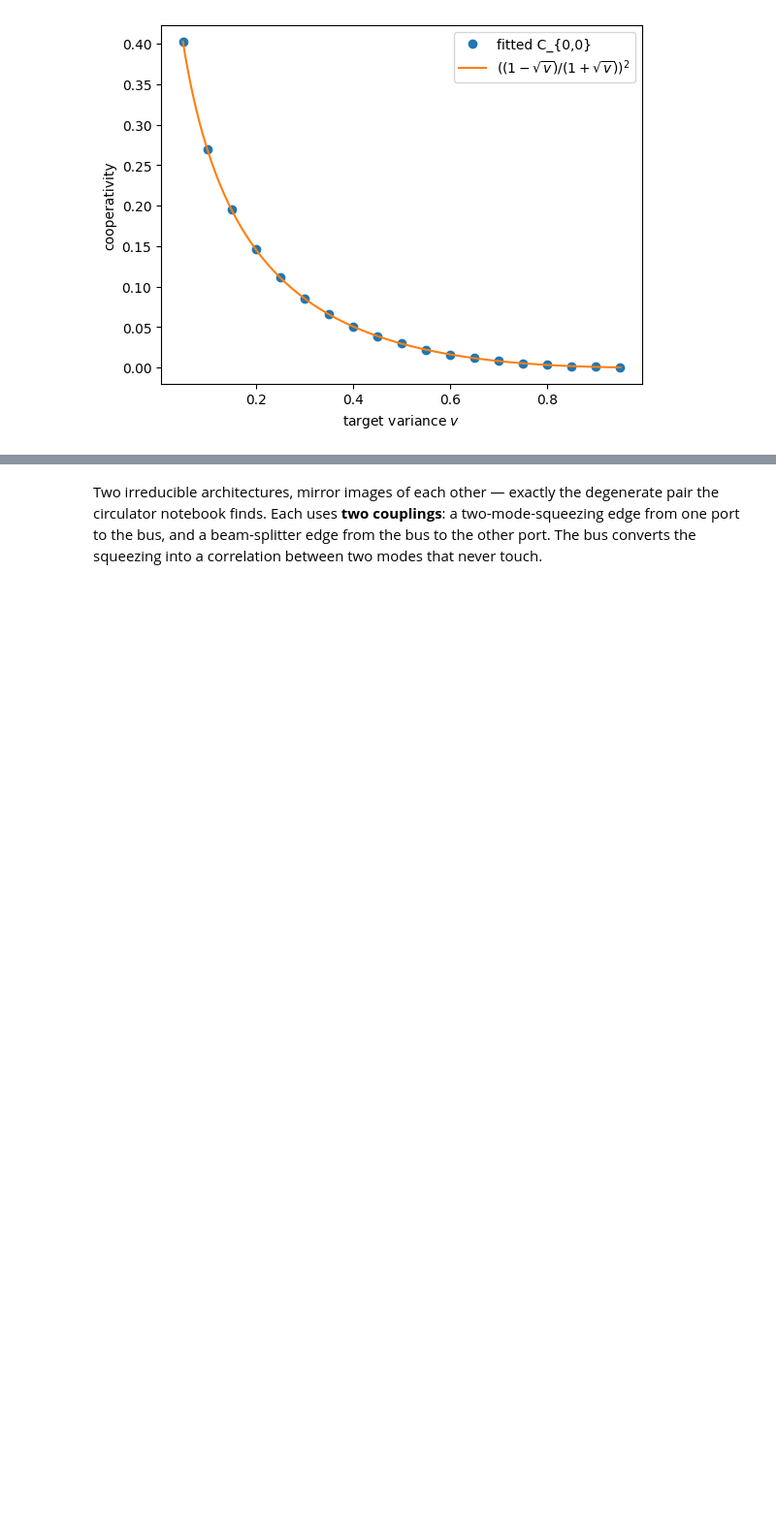
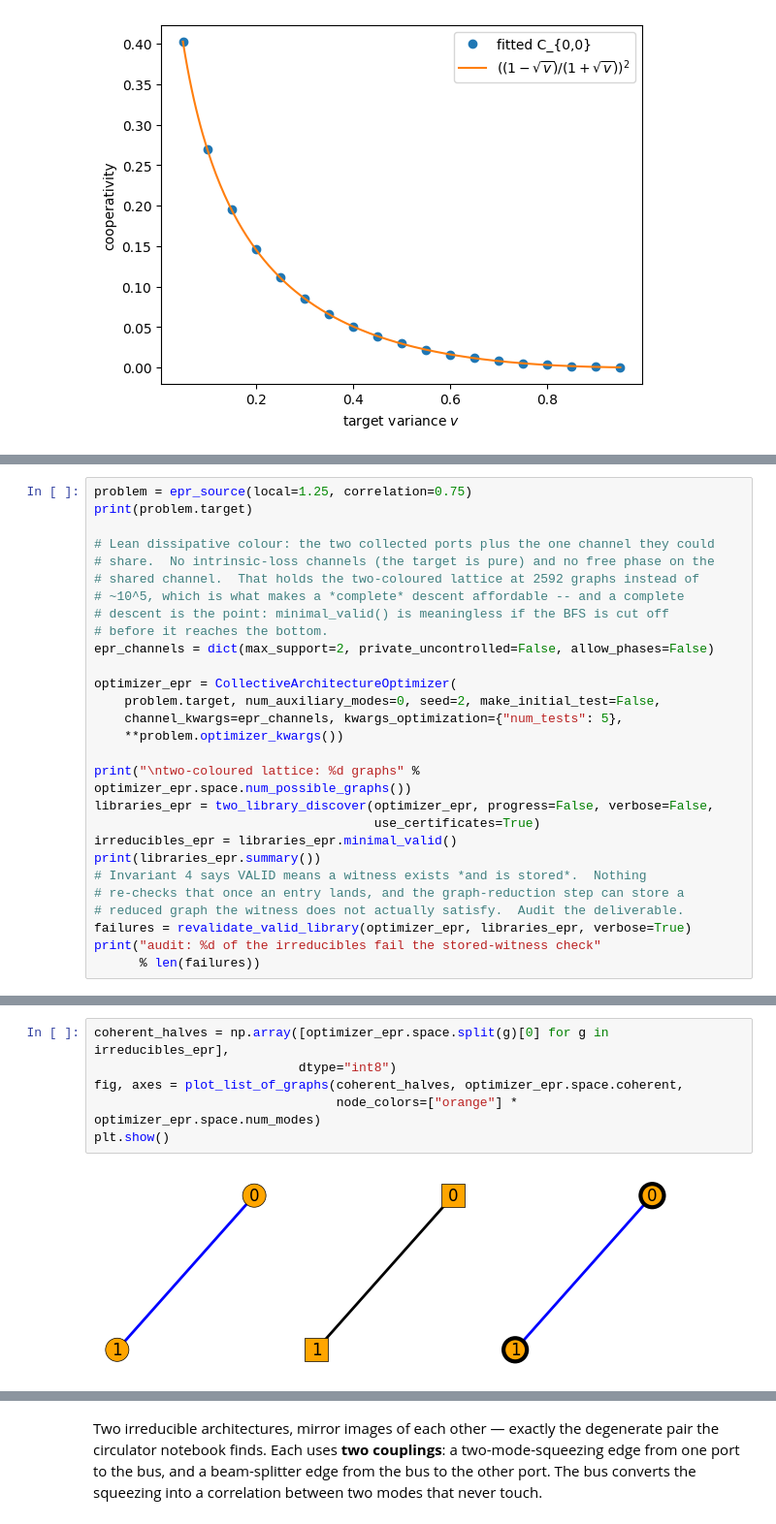
Before and after one commit to Fouriersaur/AutoGaussian, a Jupyter notebook: autogaussian/1_squeezing_sources.ipynb, the cells around one changed output, grey strips where cells are left out. Shown at 97% size. Drawn from its saved outputs; the diff is of its cells as text; blank space fills up the shorter version.

```diff
--- a/autogaussian/1_squeezing_sources.ipynb
+++ b/autogaussian/1_squeezing_sources.ipynb
@@ -277,0 +321,28 @@ plt.show()
+# %%
+problem = epr_source(local=1.25, correlation=0.75)
+print(problem.target)
+
+# Lean dissipative colour: the two collected ports plus the one channel they could
+# share.  No intrinsic-loss channels (the target is pure) and no free phase on the
+# shared channel.  That holds the two-coloured lattice at 2592 graphs instead of
+# ~10^5, which is what makes a *complete* descent affordable -- and a complete
+# descent is the point: minimal_valid() is meaningless if the BFS is cut off
+# before it reaches the bottom.
+epr_channels = dict(max_support=2, private_uncontrolled=False, allow_phases=False)
+
+optimizer_epr = CollectiveArchitectureOptimizer(
+    problem.target, num_auxiliary_modes=0, seed=2, make_initial_test=False,
+    channel_kwargs=epr_channels, kwargs_optimization={"num_tests": 5},
+    **problem.optimizer_kwargs())
+
+print("\ntwo-coloured lattice: %d graphs" % optimizer_epr.space.num_possible_graphs())
+libraries_epr = two_library_discover(optimizer_epr, progress=False, verbose=False,
+                                     use_certificates=True)
+irreducibles_epr = libraries_epr.minimal_valid()
+print(libraries_epr.summary())
+# Invariant 4 says VALID means a witness exists *and is stored*.  Nothing
+# re-checks that once an entry lands, and the graph-reduction step can store a
+# reduced graph the witness does not actually satisfy.  Audit the deliverable.
+failures = revalidate_valid_library(optimizer_epr, libraries_epr, verbose=True)
+print("audit: %d of the irreducibles fail the stored-witness check"
+      % len(failures))
@@ -278 +431,9 @@ plt.show()
+# %%
+coherent_halves = np.array([optimizer_epr.space.split(g)[0] for g in irreducibles_epr],
+                           dtype="int8")
+fig, axes = plot_list_of_graphs(coherent_halves, optimizer_epr.space.coherent,
+                                node_colors=["orange"] * optimizer_epr.space.num_modes)
+plt.show()
+# %% [output]
+[figure, added]
 # %% [markdown]
```
Also changed, not shown: parts of 48 cells of this notebook, 15 other files.
